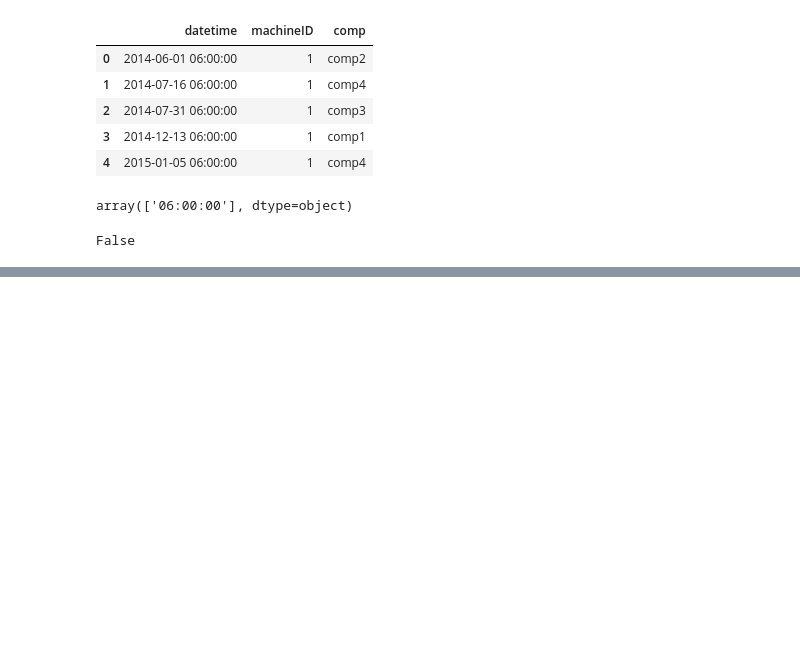
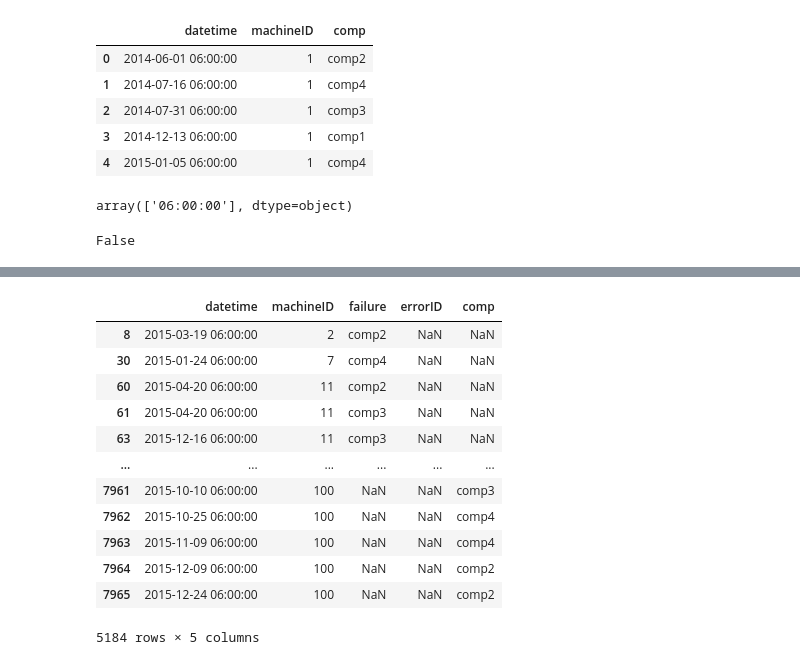
Before and after one commit to manya28/predictive_maintenance, a Jupyter notebook: predictive_maintenance_1.ipynb, the cells around one changed output, grey strips where cells are left out. Cells and saved outputs as stored; diff of their text form; code cells hidden in the pictures; blank space fills up the shorter version.

```diff
--- a/predictive_maintenance_1.ipynb
+++ b/predictive_maintenance_1.ipynb
@@ -119,0 +178,2 @@ False
+# %%
+failure_error_maint.reset_index(inplace=True,drop=True)
@@ -119,0 +189,16 @@ False
+# %%
+failure_error_maint[failure_error_maint['datetime'].duplicated() == True]
+# %% [output]
+|  | datetime | machineID | failure | errorID | comp |
+| 8 | 2015-03-19 06:00:00 | 2 | comp2 | NaN | NaN |
+| 30 | 2015-01-24 06:00:00 | 7 | comp4 | NaN | NaN |
+| 60 | 2015-04-20 06:00:00 | 11 | comp2 | NaN | NaN |
+| 61 | 2015-04-20 06:00:00 | 11 | comp3 | NaN | NaN |
+| 63 | 2015-12-16 06:00:00 | 11 | comp3 | NaN | NaN |
+| ... | ... | ... | ... | ... | ... |
+| 7961 | 2015-10-10 06:00:00 | 100 | NaN | NaN | comp3 |
+| 7962 | 2015-10-25 06:00:00 | 100 | NaN | NaN | comp4 |
+| 7963 | 2015-11-09 06:00:00 | 100 | NaN | NaN | comp4 |
+| 7964 | 2015-12-09 06:00:00 | 100 | NaN | NaN | comp2 |
+| 7965 | 2015-12-24 06:00:00 | 100 | NaN | NaN | comp2 |
+5184 rows × 5 columns
```
Also changed, not shown: parts of 43 cells of this notebook.
